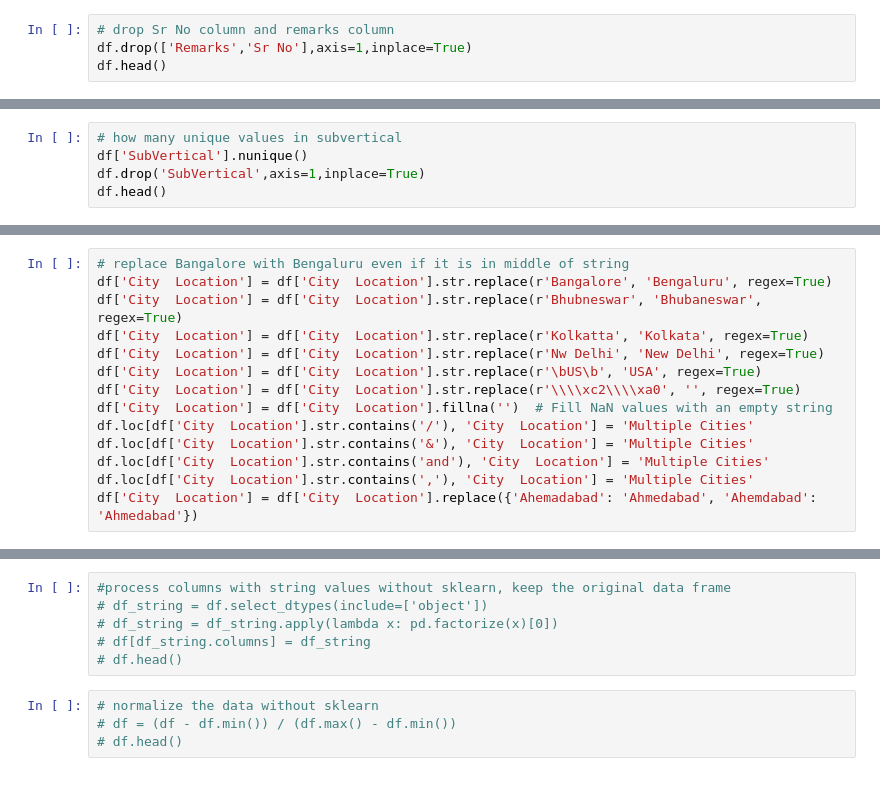
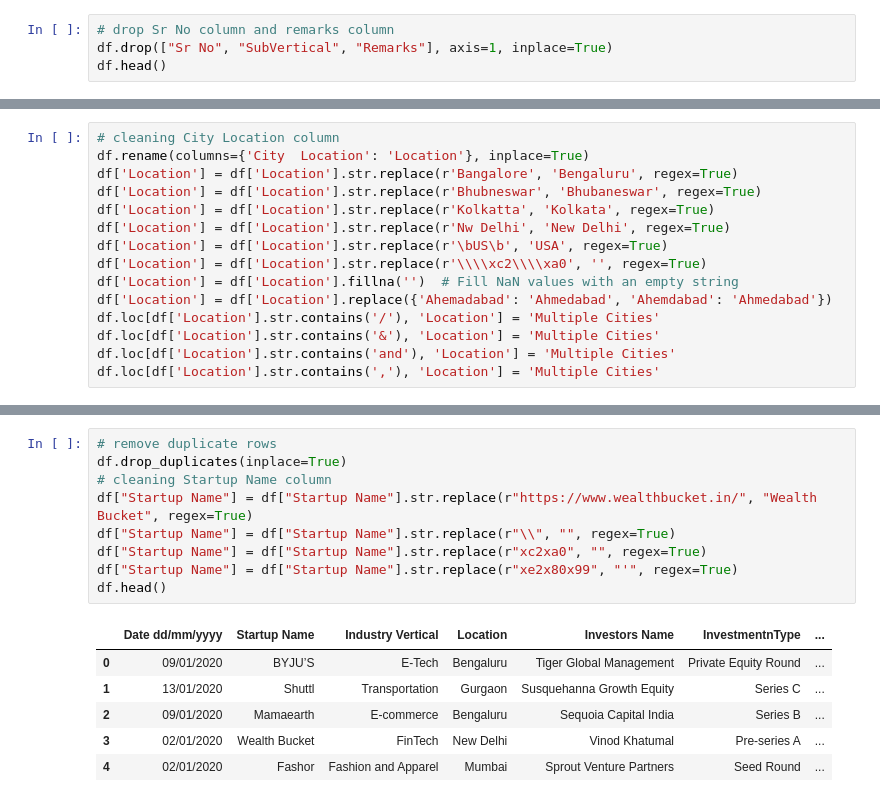
Before and after one commit to Hitstar53/BAP-Practicals, a Jupyter notebook: Exp2/exp2.ipynb, the cells around one changed output, grey strips where cells are left out. Cells and saved outputs as stored; diff of their text form.

```diff
--- a/Exp2/exp2.ipynb
+++ b/Exp2/exp2.ipynb
@@ -32,5 +150,5 @@ df.head()
 # %%
 # drop Sr No column and remarks column
-df.drop(['Remarks','Sr No'],axis=1,inplace=True)
+df.drop(["Sr No", "SubVertical", "Remarks"], axis=1, inplace=True)
 df.head()
 # %% [output]
@@ -43,5 +160,0 @@ df.head()
-# %%
-# how many unique values in subvertical
-df['SubVertical'].nunique()
-df.drop('SubVertical',axis=1,inplace=True)
-df.head()
@@ -55,2 +161,17 @@ df.head()
+# %%
+# cleaning City Location column
+df.rename(columns={'City  Location': 'Location'}, inplace=True)
+df['Location'] = df['Location'].str.replace(r'Bangalore', 'Bengaluru', regex=True)
+df['Location'] = df['Location'].str.replace(r'Bhubneswar', 'Bhubaneswar', regex=True)
+df['Location'] = df['Location'].str.replace(r'Kolkatta', 'Kolkata', regex=True)
+df['Location'] = df['Location'].str.replace(r'Nw Delhi', 'New Delhi', regex=True)
+df['Location'] = df['Location'].str.replace(r'\bUS\b', 'USA', regex=True)
+df['Location'] = df['Location'].str.replace(r'\\\\xc2\\\\xa0', '', regex=True)
+df['Location'] = df['Location'].fillna('')  # Fill NaN values with an empty string
+df['Location'] = df['Location'].replace({'Ahemadabad': 'Ahmedabad', 'Ahemdabad': 'Ahmedabad'})
+df.loc[df['Location'].str.contains('/'), 'Location'] = 'Multiple Cities'
+df.loc[df['Location'].str.contains('&'), 'Location'] = 'Multiple Cities'
+df.loc[df['Location'].str.contains('and'), 'Location'] = 'Multiple Cities'
+df.loc[df['Location'].str.contains(','), 'Location'] = 'Multiple Cities'
 # %%
 # show unique values in city column
@@ -70,17 +191,3 @@ array(['Bengaluru', 'Gurgaon', 'New Delhi', 'Mumbai', 'Chennai', 'Pune',
        'Panaji', 'Gwalior', 'Karur', 'Udupi', 'Kochi', 'Agra', 'Hubli',
        'Kerala', 'Kozhikode', 'USA', 'Siliguri', 'Lucknow', 'Kanpur',
        'London', 'Varanasi', 'Jodhpur', 'Boston', 'Belgaum'], dtype=object)
-# %%
-# replace Bangalore with Bengaluru even if it is in middle of string
-df['City  Location'] = df['City  Location'].str.replace(r'Bangalore', 'Bengaluru', regex=True)
-df['City  Location'] = df['City  Location'].str.replace(r'Bhubneswar', 'Bhubaneswar', regex=True)
-df['City  Location'] = df['City  Location'].str.replace(r'Kolkatta', 'Kolkata', regex=True)
-df['City  Location'] = df['City  Location'].str.replace(r'Nw Delhi', 'New Delhi', regex=True)
-df['City  Location'] = df['City  Location'].str.replace(r'\bUS\b', 'USA', regex=True)
-df['City  Location'] = df['City  Location'].str.replace(r'\\\\xc2\\\\xa0', '', regex=True)
-df['City  Location'] = df['City  Location'].fillna('')  # Fill NaN values with an empty string
-df.loc[df['City  Location'].str.contains('/'), 'City  Location'] = 'Multiple Cities'
-df.loc[df['City  Location'].str.contains('&'), 'City  Location'] = 'Multiple Cities'
-df.loc[df['City  Location'].str.contains('and'), 'City  Location'] = 'Multiple Cities'
-df.loc[df['City  Location'].str.contains(','), 'City  Location'] = 'Multiple Cities'
-df['City  Location'] = df['City  Location'].replace({'Ahemadabad': 'Ahmedabad', 'Ahemdabad': 'Ahmedabad'})
@@ -97,10 +194,16 @@ plt.show()
-# %%
-#process columns with string values without sklearn, keep the original data frame
-# df_string = df.select_dtypes(include=['object'])
-# df_string = df_string.apply(lambda x: pd.factorize(x)[0])
-# df[df_string.columns] = df_string
-# df.head()
-# %%
-# normalize the data without sklearn
-# df = (df - df.min()) / (df.max() - df.min())
-# df.head()
+# %%
+# remove duplicate rows
+df.drop_duplicates(inplace=True)
+# cleaning Startup Name column
+df["Startup Name"] = df["Startup Name"].str.replace(r"https://www.wealthbucket.in/", "Wealth Bucket", regex=True)
+df["Startup Name"] = df["Startup Name"].str.replace(r"\\", "", regex=True)
+df["Startup Name"] = df["Startup Name"].str.replace(r"xc2xa0", "", regex=True)
+df["Startup Name"] = df["Startup Name"].str.replace(r"xe2x80x99", "'", regex=True)
+df.head()
+# %% [output]
+|  | Date dd/mm/yyyy | Startup Name | Industry Vertical | Location | Investors Name | InvestmentnType | ... |
+| 0 | 09/01/2020 | BYJU’S | E-Tech | Bengaluru | Tiger Global Management | Private Equity Round | ... |
+| 1 | 13/01/2020 | Shuttl | Transportation | Gurgaon | Susquehanna Growth Equity | Series C | ... |
+| 2 | 09/01/2020 | Mamaearth | E-commerce | Bengaluru | Sequoia Capital India | Series B | ... |
+| 3 | 02/01/2020 | Wealth Bucket | FinTech | New Delhi | Vinod Khatumal | Pre-series A | ... |
+| 4 | 02/01/2020 | Fashor | Fashion and Apparel | Mumbai | Sprout Venture Partners | Seed Round | ... |
```
Also changed, not shown: parts of 20 cells of this notebook, 3 other files.
